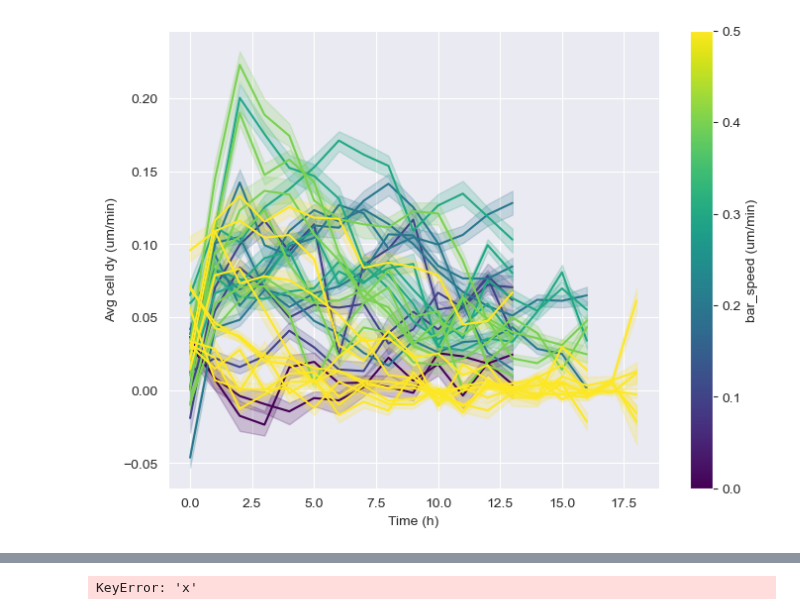
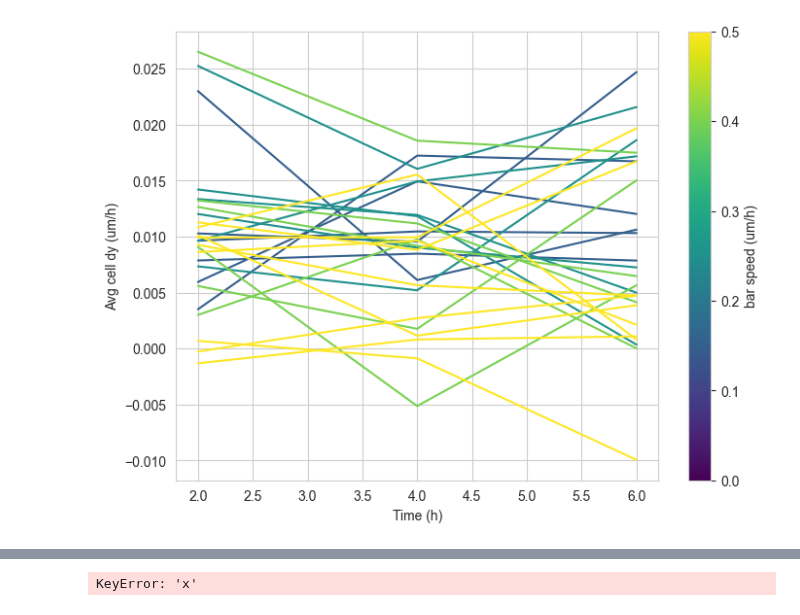
Before and after one commit to Harrison-Oatman/PyCLM, a Jupyter notebook: notebooks/analysis.ipynb, the cells around one changed output, grey strips where cells are left out. Cells and saved outputs as stored; diff of their text form; code cells hidden in the pictures.

```diff
--- a/notebooks/analysis.ipynb
+++ b/notebooks/analysis.ipynb
@@ -11,24 +11,30 @@ from tqdm import tqdm
 import seaborn as sns
 from pathlib import Path
 # %%
-track_path = Path(r"D:\FeedbackControl\data\results\tracks")
-src = r"bar02.01_tracks.csv"
-spots_df = pd.read_csv(track_path / src)
+track_path = Path(r"D:\Harrison\RTx3 imaging\allbars\tracks")
+# src = r"bar0p15.1_channel_545_tracks.csv"
+# spots_df = pd.read_csv(track_path / src)
 # %%
 import matplotlib as mpl
+from collections import defaultdict
 
 
 fig, ax = plt.subplots(1, 1, figsize=(8, 6))
+fig2, ax2 = plt.subplots(1, 1, figsize=(8, 6))
 # ax.set_ylim(0, 0.5)
 
-experiments = {
-    "bar_speed": [],
-    "avg_speed": [],
-    "median_speed": [],
-    "top_speed": [],
-    "n_cells": [],
-    "avg_speed_any": [],
-}
+# experiments = {
+#     "bar_speed": [],
+#     "avg_speed": [],
+#     "median_speed": [],
+#     "top_speed": [],
+#     "n_cells": [],
+#     "avg_speed_any": [],
+# }
+experiments = defaultdict(list)
+
+subset_dfs = []
+barspeeds = []
 
 pal = plt.get_cmap("viridis")
 
@@ -45,41 +51,63 @@ for src in list(track_path.iterdir()):
     spots_df["id"] = spots_df.index
     spots_df["parent"] = spots_df.groupby("track_id").shift(1)["id"]
     spots_df["parent"] = spots_df["parent"].fillna(-1).astype(int)
-    spots_df["um_x"] = spots_df["px_x"] * 0.66
-    spots_df["um_y"] = spots_df["px_y"] * 0.66
+    spots_df["um_x"] = spots_df["px_x"] * 1.33
+    spots_df["um_y"] = spots_df["px_y"] * 1.33
     spots_df["t"] = spots_df["frame"] * 5
     spots_df["t_hour"] = spots_df["t"] // 60
+    spots_df["t_2hour"] = spots_df["t"] // 120 * 2
     spots_df["dif_frame"] = spots_df["frame"] - spots_df.groupby("track_id").shift(1)["frame"]
 
     barstr = src.stem.split(".")[0][3:]
+    batch = src.stem.split(".")[1][1]
+    replicate = src.stem.split(".")[1][0]
+    barstr = barstr.replace("p", ".")
 
-    bar_speed = int(barstr) / (10**(len(barstr) - 1))
+    # bar_speed = int(barstr) / (10**(len(barstr) - 1))
+    bar_speed = float(barstr)
     print(bar_speed)
-    # period = 100
-    # period_time = period / bar_speed
-    # duty_cycle = 0.2
-    #
-    # spots_df["phase"] = ((spots_df["t"] - (spots_df["um_y"] / bar_speed)) % period_time) / period_time
-    # spots_df["phase_coarse"] = (spots_df["phase"] // 0.1) * 0.1
+    barspeeds.append(bar_speed)
+
+    period = 100
+    period_time = period / bar_speed
+    duty_cycle = 0.2
+
+    spots_df["phase"] = ((spots_df["t"] - (spots_df["um_y"] / bar_speed)) % period_time) / period_time
+    spots_df["phase_coarse"] = (spots_df["phase"] // 0.1) * 0.1
+    spots_df["phase_fine"] = (spots_df["phase"] // 0.05) * 0.05
+
+    spots_df["speed"] = bar_speed
+    spots_df["batch"] = batch
+    spots_df["replicate"] = replicate
 
     for col in ["px_x", "px_y", "um_x", "um_y"]:
         spots_df[f"parent_{col}"] = spots_df.groupby("track_id").shift(1)[col]
         spots_df[f"dif_{col}"] = (spots_df[col] - spots_df[f"parent_{col}"]) / spots_df["dif_frame"]
         spots_df[f"{col}_per_min"] = spots_df[f"dif_{col}"] / 5
+        spots_df[f"{col}_per_h"] = spots_df[f"dif_{col}"] * 12
 
     spots_df["um_speed"] = np.sqrt(spots_df["um_x_per_min"] ** 2 + spots_df["um_y_per_min"] ** 2)
 
     # spots_df["dif_px_x"] = spots_df["dif_px_x"] / spots_df["dif_frame"]
 
     subset = spots_df[
-        (spots_df["um_x"] > spots_df["um_x"].quantile(0.25)) &
-        (spots_df["um_x"] < spots_df["um_x"].quantile(0.75)) &
-        (spots_df["um_y"] > spots_df["um_y"].quantile(0.25)) &
-        (spots_df["um_y"] < spots_df["um_y"].quantile(0.5))
+        (spots_df["px_x"] > 200) &
+        (spots_df["px_x"] < 600) &
+        (spots_df["px_y"] > 200) &
+        (spots_df["px_y"] < 600) &
+        (spots_df["t"].between(120, (60*8)-1))
+        # (spots_df["um_speed"] > spots_df["um_speed"].quantile(0.90))
     ].copy()
 
-    sns.lineplot(data=subset, x="t_hour", y="um_y_per_min", errorbar=("ci", 95), color=pal(bar_speed*2), label=f"{bar_speed: 0.2f} um/min",
-                 estimator="median", ax=ax, legend=False)
+    subset_dfs.append(subset)
+
+    sns.lineplot(data=subset, x="t_2hour", y="um_y_per_min", errorbar=None, color=pal(bar_speed*2),
+                 label=f"{bar_speed*60: 0.1f} um/h",
+                 estimator="mean", ax=ax, legend=False)
+
+    sns.lineplot(data=subset, x="phase_coarse", y="um_y_per_min", errorbar=None, color=pal(bar_speed*2),
+                    label=f"{bar_speed * 60: 0.1f} um/h",
+                    estimator="mean", ax=ax2, legend=False)
 
     experiments["bar_speed"].append(bar_speed)
     experiments["avg_speed"].append(subset[subset["t_hour"].between(3, 7)]["um_y_per_min"].mean())
@@ -87,6 +115,8 @@ for src in list(track_path.iterdir()):
     experiments["top_speed"].append(subset[subset["t_hour"].between(3, 7)]["um_y_per_min"].quantile(0.9))
     experiments["n_cells"].append(subset[subset["t_hour"].between(3, 7)].groupby("frame")["um_x"].count().mean())
     experiments["avg_speed_any"].append(subset[subset["t_hour"].between(3, 7)]["um_speed"].mean())
+    experiments["batch"].append(batch)
+    experiments["replicate"].append(replicate)
 
 cmap = plt.get_cmap("viridis")
 norm = mpl.colors.Normalize(vmin=0, vmax=0.5)
@@ -95,8 +125,8 @@ norm = mpl.colors.Normalize(vmin=0, vmax=0.5)
 sm = mpl.cm.ScalarMappable(cmap=cmap, norm=norm)
 sm.set_array([])
 cbar = plt.colorbar(sm, ax=ax)
-cbar.set_label("bar_speed (um/min)")
-ax.set_ylabel("Avg cell dy (um/min)")
+cbar.set_label("bar speed (um/h)")
+ax.set_ylabel("Avg cell dy (um/h)")
 ax.set_xlabel("Time (h)")
 
 # ax = plt.gca()
@@ -106,6 +136,9 @@ ax.set_xlabel("Time (h)")
 
 plt.show()
 
+# sns.lineplot(data=subset, x="phase_coarse", y="um_y_per_min", )
+plt.show()
+
 # sns.histplot(data=spots_df, x="um_speed", bins=100)
 # plt.show()
 # spots_df
@@ -130 +163 @@ plt.show()
-[figure, old version]
+[figure, new version]
```
Also changed, not shown: parts of 8 cells of this notebook.
